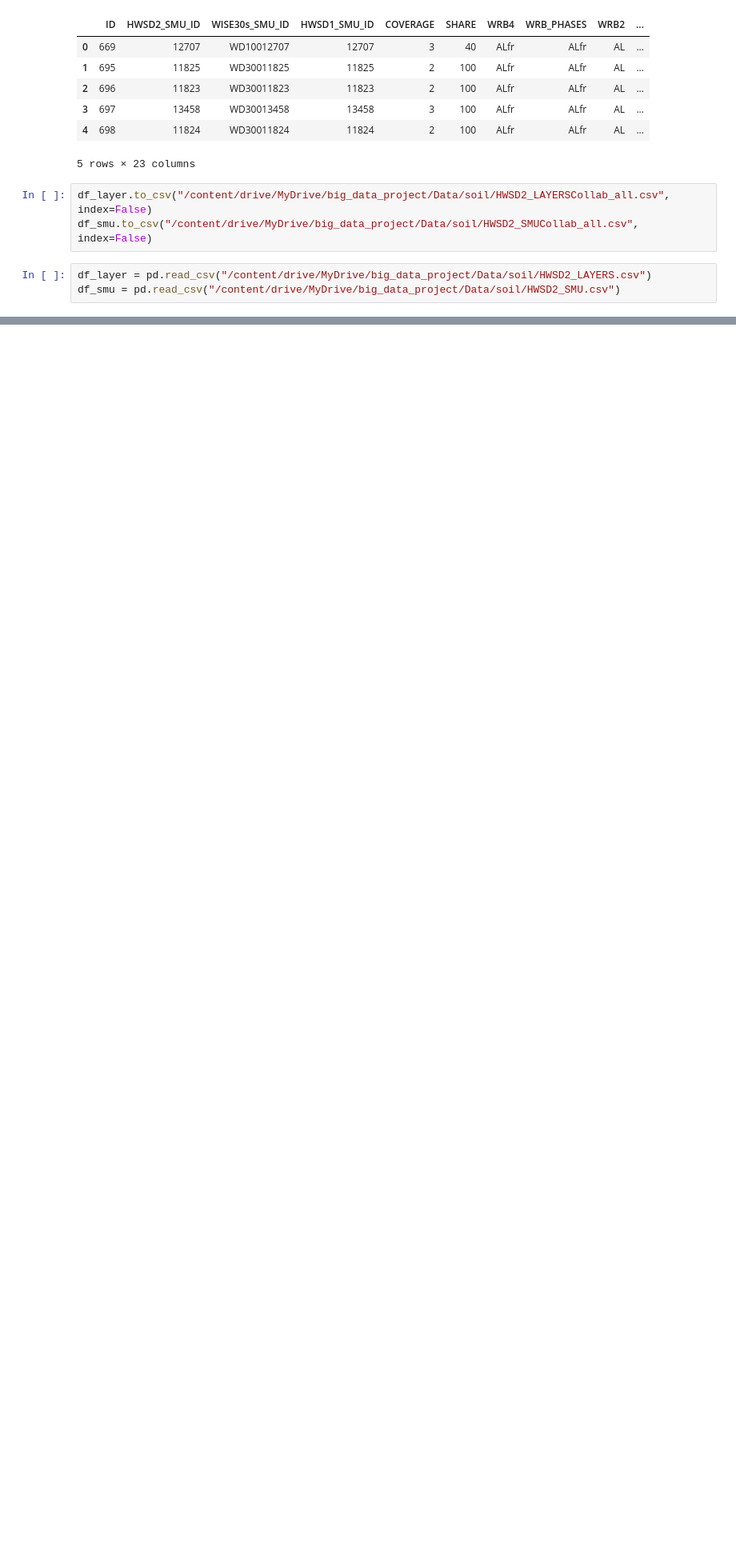
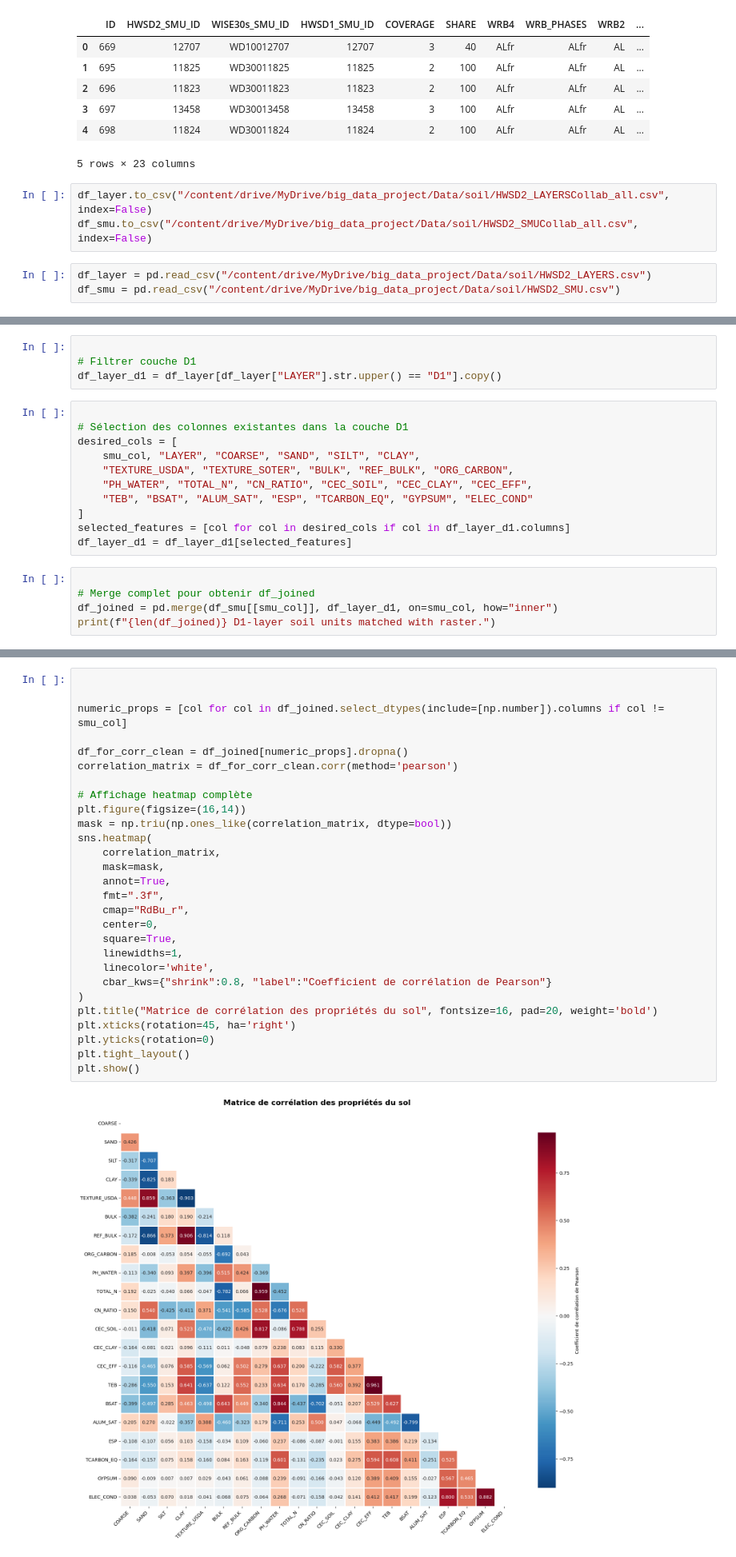
Before and after one commit to AbdelkarimElm/data-driven-wildfire-prediction-portugal, a Jupyter notebook: Processing/SoilProcessingCollab.ipynb, the cells around one changed output, grey strips where cells are left out. Shown at 80% size. Cells and saved outputs as stored; diff of their text form; blank space fills up the shorter version.

```diff
--- a/Processing/SoilProcessingCollab.ipynb
+++ b/Processing/SoilProcessingCollab.ipynb
@@ -317,0 +327,20 @@ df_smu = pd.read_csv("/content/drive/MyDrive/big_data_project/Data/soil/HWSD2_SM
+# %%
+
+# Filtrer couche D1
+df_layer_d1 = df_layer[df_layer["LAYER"].str.upper() == "D1"].copy()
+# %%
+
+# Sélection des colonnes existantes dans la couche D1
+desired_cols = [
+    smu_col, "LAYER", "COARSE", "SAND", "SILT", "CLAY",
+    "TEXTURE_USDA", "TEXTURE_SOTER", "BULK", "REF_BULK", "ORG_CARBON",
+    "PH_WATER", "TOTAL_N", "CN_RATIO", "CEC_SOIL", "CEC_CLAY", "CEC_EFF",
+    "TEB", "BSAT", "ALUM_SAT", "ESP", "TCARBON_EQ", "GYPSUM", "ELEC_COND"
+]
+selected_features = [col for col in desired_cols if col in df_layer_d1.columns]
+df_layer_d1 = df_layer_d1[selected_features]
+# %%
+
+# Merge complet pour obtenir df_joined
+df_joined = pd.merge(df_smu[[smu_col]], df_layer_d1, on=smu_col, how="inner")
+print(f"{len(df_joined)} D1-layer soil units matched with raster.")
@@ -317,0 +349,30 @@ df_smu = pd.read_csv("/content/drive/MyDrive/big_data_project/Data/soil/HWSD2_SM
+# %%
+
+
+numeric_props = [col for col in df_joined.select_dtypes(include=[np.number]).columns if col != smu_col]
+
+df_for_corr_clean = df_joined[numeric_props].dropna()
+correlation_matrix = df_for_corr_clean.corr(method='pearson')
+
+# Affichage heatmap complète
+plt.figure(figsize=(16,14))
+mask = np.triu(np.ones_like(correlation_matrix, dtype=bool))
+sns.heatmap(
+    correlation_matrix,
+    mask=mask,
+    annot=True,
+    fmt=".3f",
+    cmap="RdBu_r",
+    center=0,
+    square=True,
+    linewidths=1,
+    linecolor='white',
+    cbar_kws={"shrink":0.8, "label":"Coefficient de corrélation de Pearson"}
+)
+plt.title("Matrice de corrélation des propriétés du sol", fontsize=16, pad=20, weight='bold')
+plt.xticks(rotation=45, ha='right')
+plt.yticks(rotation=0)
+plt.tight_layout()
+plt.show()
+# %% [output]
+[figure, added]
```
Also changed, not shown: parts of 5 cells of this notebook.
